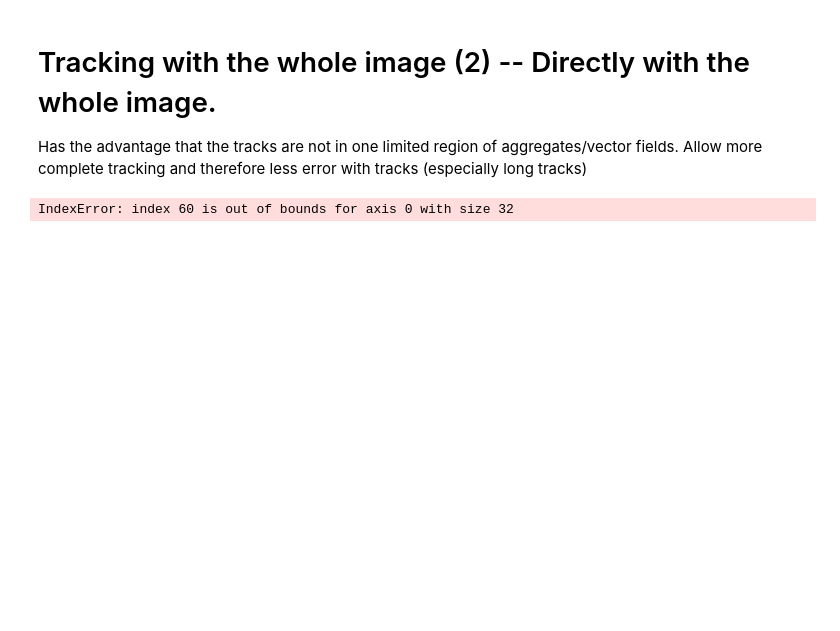
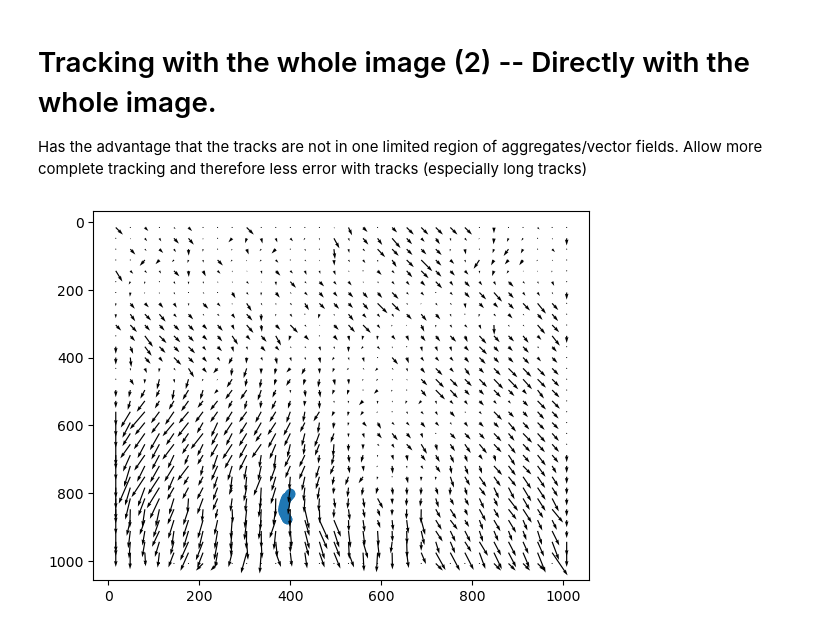
Before and after one commit to rzhou-space/PIV_analysis_headon_data, a Jupyter notebook: memGFP/Tracking_analysis_memGFP.ipynb, the cells around one changed output. Cells and saved outputs as stored; diff of their text form; code cells hidden in the pictures; blank space fills up the shorter version.

```diff
--- a/memGFP/Tracking_analysis_memGFP.ipynb
+++ b/memGFP/Tracking_analysis_memGFP.ipynb
@@ -28,6 +30,14 @@ plt.gca().invert_yaxis()
 # Tracking with the whole image (2) -- Directly with the whole image.
 
 Has the advantage that the tracks are not in one limited region of aggregates/vector fields. Allow more complete tracking and therefore less error with tracks (especially long tracks)
+# %%
+x_test, y_test = Tracking_Py.pseudo_tracking_piv_grid_single_v2(U, V, [0, 38], [400], [800], 32)
+# %%
+plt.scatter(x_test, y_test)
+plt.quiver(xgrid[0], ygrid[0], V[20], -U[20])
+plt.gca().invert_yaxis()
+# %% [output]
+[figure, added]
 # %%
 # Giving start points, time intervals.
 # start_x_array = [[200], [200], [300], [300], [400], [400],
@@ -39,14 +49,12 @@ Has the advantage that the tracks are not in one limited region of aggregates/ve
 #                 [600], [850], [600], [850],
 #                 [700], [900], [800], [800]]
 
-start_x_array = [[random.randint(0,1000)] for i in range(500)]
-start_y_array = [[random.randint(0,1000)] for i in range(500)]
+start_x_array = [[random.randint(0,1000)] for i in range(200)]
+start_y_array = [[random.randint(0,1000)] for i in range(200)]
 
-t_array = [[0, 40]]*len(start_x_array)
+t_array = [[0, 48]]*len(start_x_array)
 
 whole_img_x, whole_img_y = Tracking_Py.pseudo_tracking_piv_grid_v2(U, V, t_array,
                                                                   start_x_array,
-                                                                  start_y_array)
+                                                                  start_y_array, 32)
-# %% [output]
-IndexError: index 60 is out of bounds for axis 0 with size 32
 # %%
```
Also changed, not shown: parts of 5 cells of this notebook, 3 other files.
